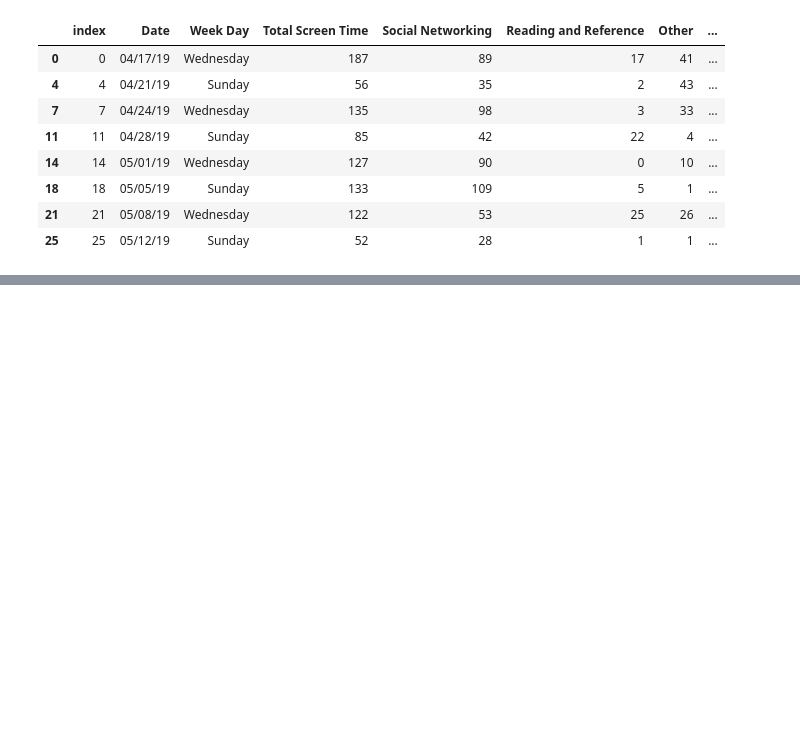
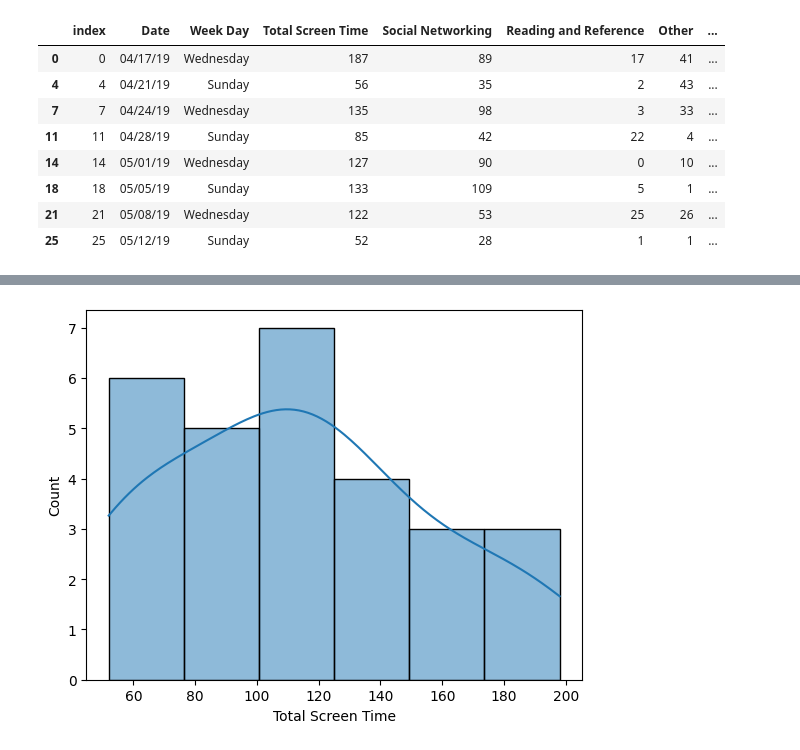
Before and after one commit to auseofficial/ipynb, a Jupyter notebook: panda1.ipynb, the cells around one changed output, grey strips where cells are left out. Drawn from its saved outputs; the diff is of its cells as text; code cells hidden in the pictures; blank space fills up the shorter version.

```diff
--- a/panda1.ipynb
+++ b/panda1.ipynb
@@ -491,0 +510,5 @@ df[(df['Week Day'] == 'Wednesday') | (df['Week Day'] == 'Sunday')]
+# %%
+sns.histplot(df['Total Screen Time'], kde=True)  # Replace 'Total Screen Time' with your column
+plt.show()
+# %% [output]
+[figure, added]
```
Also changed, not shown: parts of 6 cells of this notebook.
